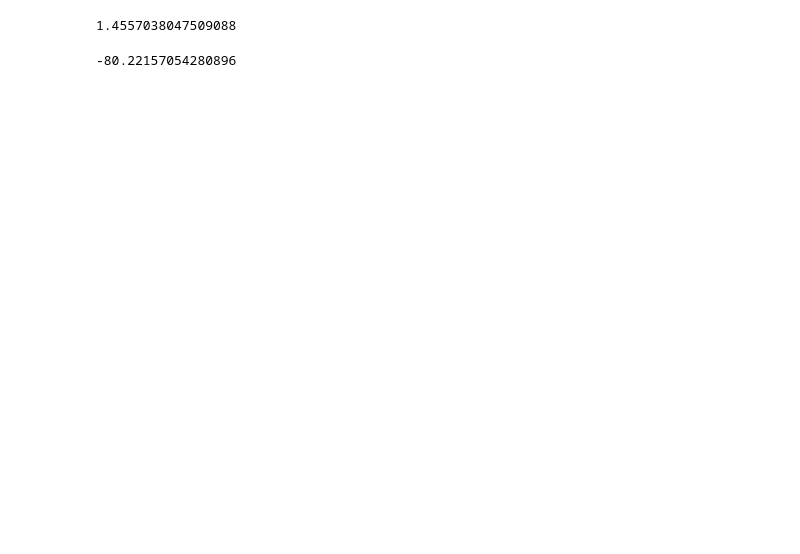
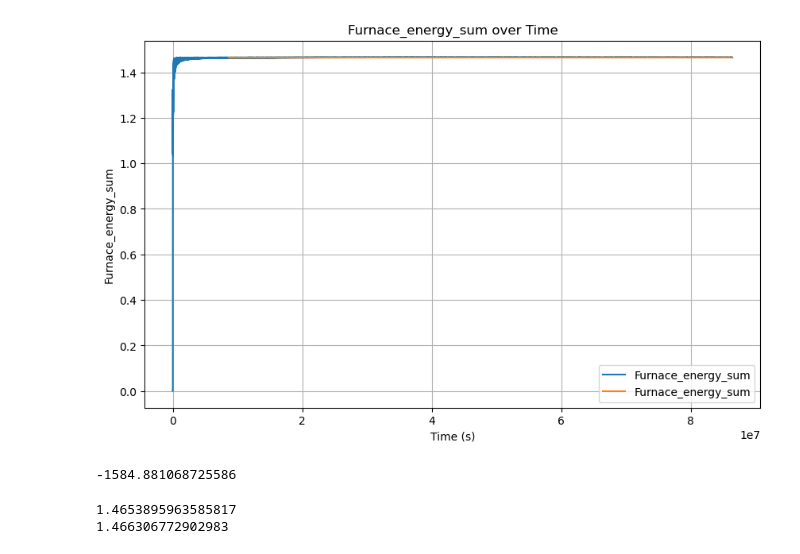
Before and after one commit to bfakhri/FurnaceEfficiencyModel, a Jupyter notebook: Thermostat.ipynb, the cells around one changed output. Saved outputs shown, nothing was run; the diff lists cells and outputs as text; code cells hidden in the pictures; blank space fills up the shorter version.

```diff
--- a/Thermostat.ipynb
+++ b/Thermostat.ipynb
@@ -170,10 +260,36 @@ plt.show()
+# %%
+plt.figure(figsize=(10, 6))  # Define the size of the plot
+
+stat = 'Furnace_energy_sum'
+
+#ss = 10000000
+n_samples = len(sim2.stat_track[stat])
+time_arr = np.arange(sim1.seconds_per_day * (days_to_run)) + 1000
+plt.plot(time_arr, sim2.stat_track[stat]/time_arr, label=stat)
+plt.plot(time_arr[n_samples//10::100000], sim2.stat_track[stat][n_samples//10::100000]/time_arr[n_samples//10::100000], label=stat)
+#plt.plot(time_arr[n_samples//2::100000], sim2.stat_track[stat][n_samples//2::100000], label=stat)
+
+
+# Adding labels and legend
+plt.xlabel('Time (s)')
+plt.ylabel(stat)
+plt.title('{0} over Time'.format(stat))
+plt.legend()
+
+# Display the plot
+plt.grid(True) # Enable grid
+plt.show()
+# %% [output]
+[figure, added]
 # %%
-(stat_track2['Furnace_energy_sum'][-1]/(1000 * seconds_per_day))
+(sim2.stat_track['Furnace_energy_sum'][-1] - sim1.stat_track['Furnace_energy_sum'][-1])/days_to_run
 # %% [output]
-1.4557038047509088
+-1584.881068725586
 # %%
-seconds_per_day*((stat_track2['Furnace_energy_sum'][-1]/(1000 * seconds_per_day)) - (stat_track1['Furnace_energy_sum'][-1]/(1000 * seconds_per_day)))
+print(sim2.stat_track['Furnace_energy_sum'][-1]/(days_to_run*sim1.seconds_per_day))
+print(sim1.stat_track['Furnace_energy_sum'][-1]/(days_to_run*sim1.seconds_per_day))
 # %% [output]
--80.22157054280896
+1.4653895963585817
+1.466306772902983
 # %%
 np.arange(10)[-3:]
```
Also changed, not shown: parts of 15 cells of this notebook.
